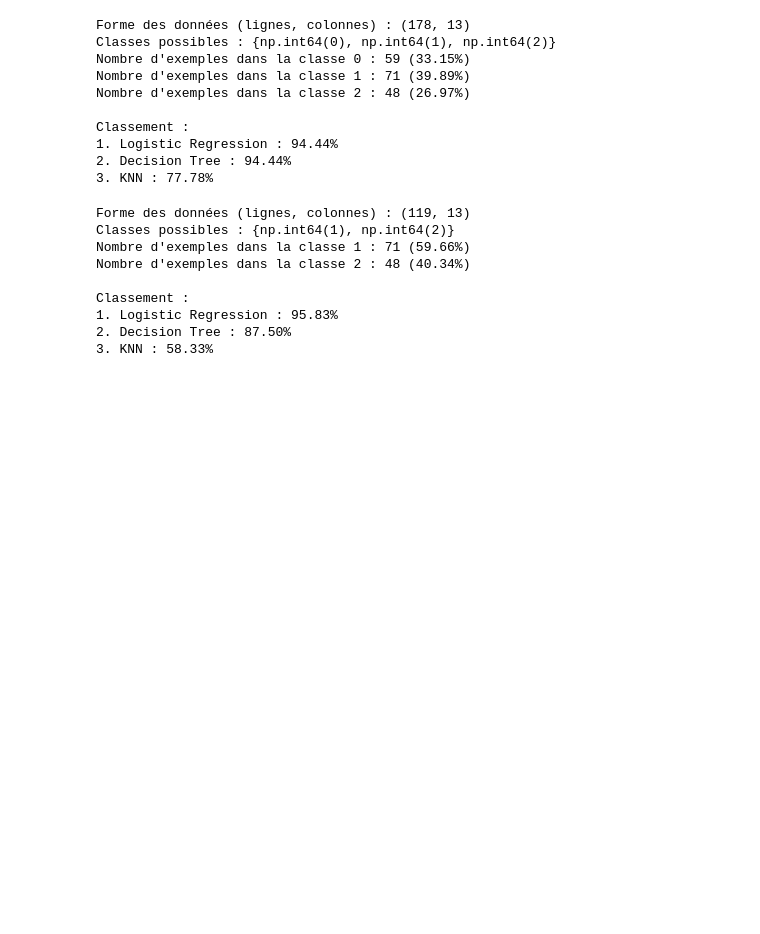
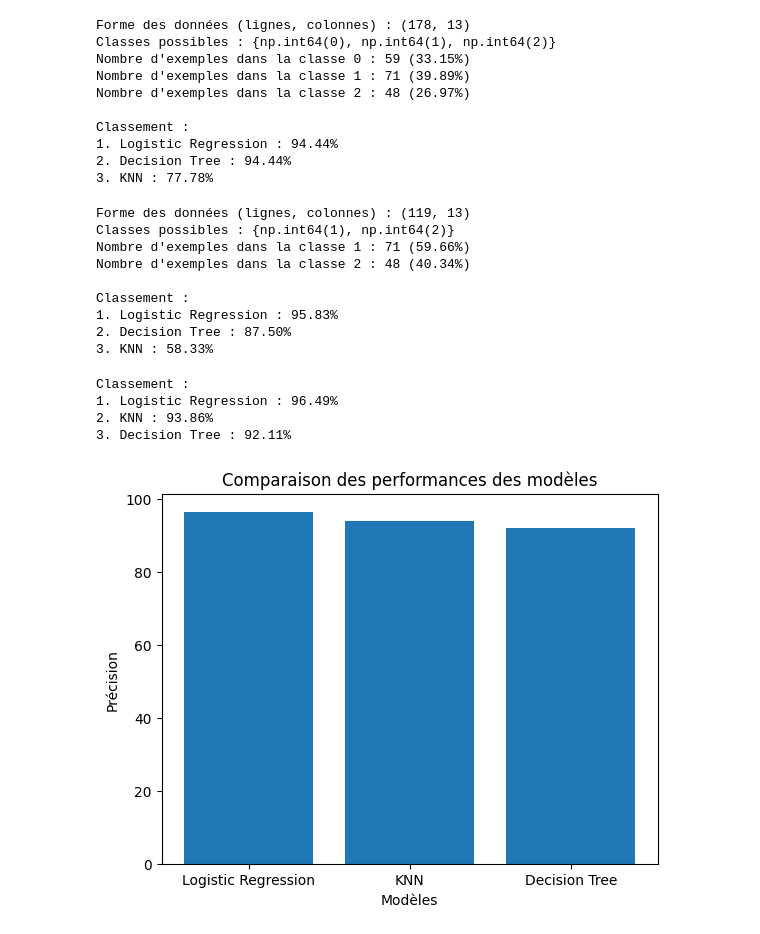
Before and after one commit to RPintre/arene-des-algos-Romain_PINTRE, a Jupyter notebook: script.ipynb, the cells around one changed output. Cells and saved outputs as stored; diff of their text form; code cells hidden in the pictures; blank space fills up the shorter version.

Commit message:
Feat: Phase 6 les graphiques

```diff
--- a/script.ipynb
+++ b/script.ipynb
@@ -210,3 +209,24 @@ Classement :
 1. Logistic Regression : 95.83%
 2. Decision Tree : 87.50%
 3. KNN : 58.33%
+# %%
+#tracer le graph en barre des accuracies des différents modèles sur le dataset breast cancer
+import matplotlib.pyplot as plt
+X, y =  load_breast_cancer(return_X_y=True)
+X_train, X_test, y_train, y_test = train_test_split(
+X, y, test_size=0.2, random_state=42, stratify=y
+)
+results = arene(X_train, X_test, y_train, y_test)
+noms = [nom for nom, accuracy, modele in results]
+accuracies = [accuracy for nom, accuracy, modele in results]
+plt.bar(noms, accuracies)
+plt.xlabel('Modèles')
+plt.ylabel('Précision')
+plt.title('Comparaison des performances des modèles')
+plt.show()
+# %% [output]
+Classement :
+1. Logistic Regression : 96.49%
+2. KNN : 93.86%
+3. Decision Tree : 92.11%
+[figure, added]
```
Also changed, not shown: parts of 2 cells of this notebook.
